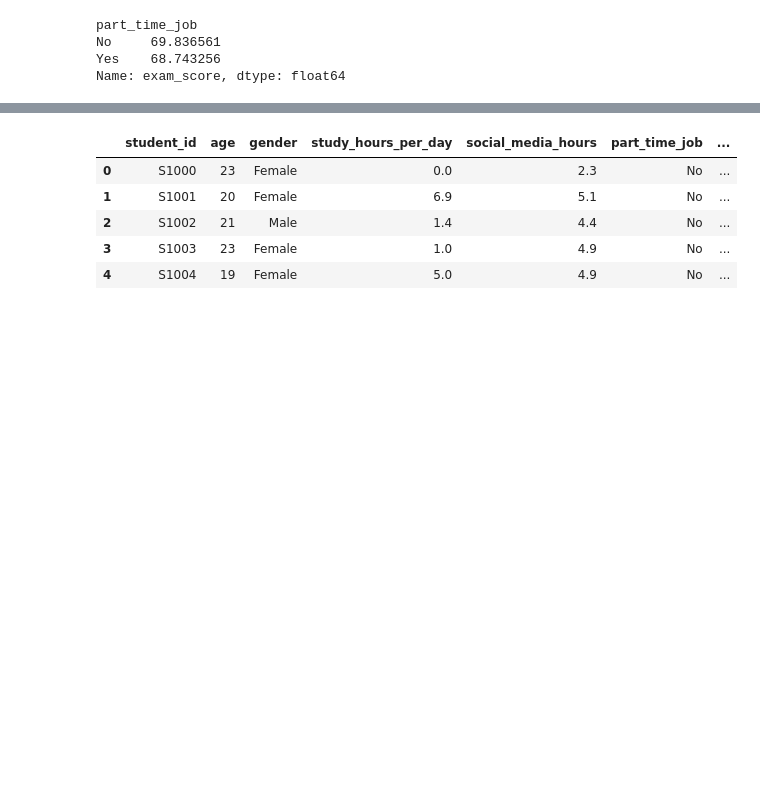
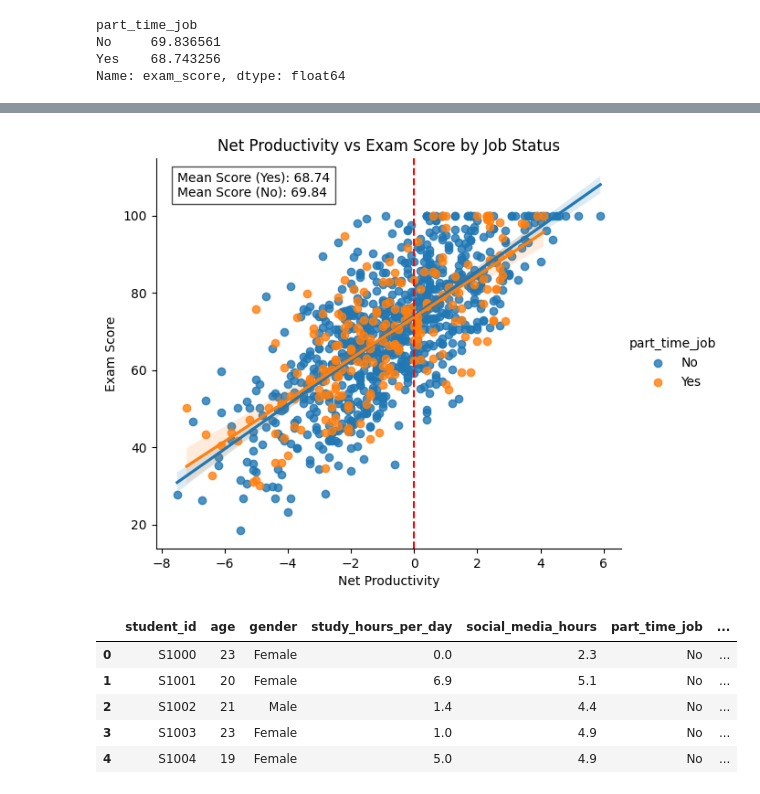
Before and after one commit to manuuu13/data7001_group15_project, a Jupyter notebook: python scripts/more_insights.ipynb, the cells around one changed output, grey strips where cells are left out. Cells and saved outputs as stored; diff of their text form; code cells hidden in the pictures; blank space fills up the shorter version.

```diff
--- a/python scripts/more_insights.ipynb
+++ b/python scripts/more_insights.ipynb
@@ -209,3 +262,43 @@ plt.show()
+# %%
+mean_scores = (
+    df_new.groupby('part_time_job')['exam_score']
+    .mean()
+    .round(2)
+)
+g = sns.lmplot(
+    x='net_productivity',
+    y='exam_score',
+    hue='part_time_job',
+    data=df_new,
+    height=5,
+    aspect=1.2
+)
+
+plt.axvline(0, color='red', linestyle='--')
+
+# Add only mean scores
+plt.text(
+    x=df_new['net_productivity'].min(),
+    y=105,
+    s=(
+        f"Mean Score (Yes): {mean_scores.get('Yes',0)}\n"
+        f"Mean Score (No): {mean_scores.get('No',0)}"
+    ),
+    fontsize=10,
+    bbox=dict(facecolor='white', alpha=0.7)
+)
+plt.title("Net Productivity vs Exam Score by Job Status")
+plt.xlabel("Net Productivity")
+plt.ylabel("Exam Score")
+
+plt.savefig(
+    "eda_plots/net_productivity_by_job_status.png",
+    dpi=300,
+    bbox_inches='tight'
+)
+plt.show()
+# %% [output]
+[figure, added]
 # %%
 df_new.head()
 # %% [output]
```
Also changed, not shown: parts of 11 cells of this notebook.
